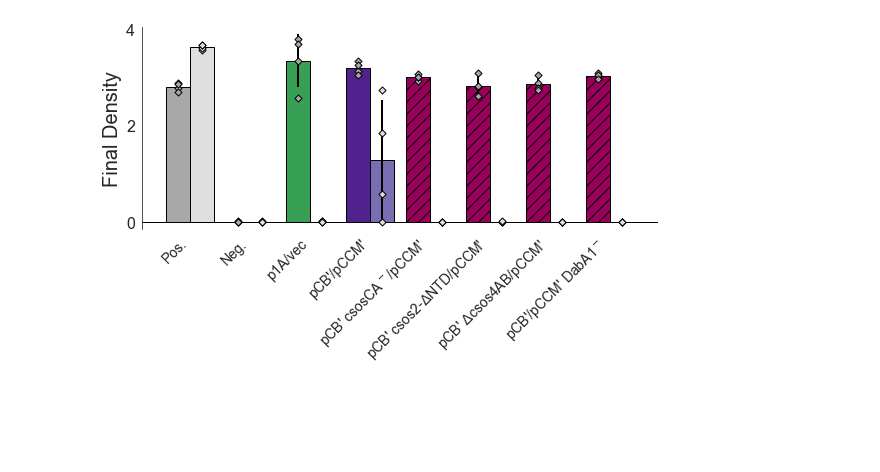
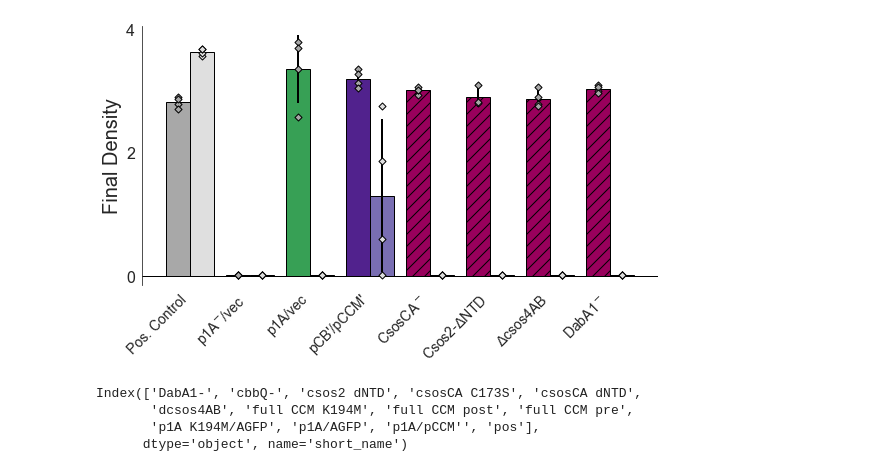
Before and after one commit to flamholz/carboxecoli, a Jupyter notebook: notebooks/Figure S7 CCM mutants endpoint.ipynb, the cells around one changed output. Cells and saved outputs as stored; diff of their text form; code cells hidden in the pictures; blank space fills up the shorter version.

```diff
--- a/notebooks/Figure S7 CCM mutants endpoint.ipynb
+++ b/notebooks/Figure S7 CCM mutants endpoint.ipynb
@@ -16,21 +11,27 @@ reddish = sns.xkcd_rgb['raspberry']
 # %%
 # Load endpoint growth data of mutants from four days of growth
 # Endpoint data (4 days) from matched 3mL cultures in 10% CO2 and ambient.
-matched_od_4day_df = pd.read_csv('data/fig3/090619_CCMB1_mutants_endpointODs_tubes.csv')
+matched_od_4day_df = pd.read_csv('data/mutant_phenotypes/090619_CCMB1_mutants_endpointODs_tubes.csv')
+mask = matched_od_4day_df.use == True
+matched_od_4day_df = matched_od_4day_df[mask].drop('use', axis=1)
+
 mo4d = matched_od_4day_df
-amb_4day_df = mo4d[mo4d.condition == 'amb']
+amb_4day_df = mo4d[mo4d.condition == 'ambient']
 highCO2_4day_df = mo4d[mo4d.condition == '10% CO2']
 
 # Calculate mean values for the 3mL scale experiment.
-mean_4day_10pct = highCO2_4day_df.groupby('strain_name').mean()
-mean_amb_4day_df = amb_4day_df.groupby('strain_name').mean()
+mean_4day_10pct = highCO2_4day_df.groupby('short_name').mean()
+mean_amb_4day_df = amb_4day_df.groupby('short_name').mean()
 
-std_4day_10pct = highCO2_4day_df.groupby('strain_name').std()
-std_4day_amb = amb_4day_df.groupby('strain_name').std()
+std_4day_10pct = highCO2_4day_df.groupby('short_name').std()
+std_4day_amb = amb_4day_df.groupby('short_name').std()
 # %%
 # Endpoint data (~4 days) from matched 3mL cultures in 10% CO2 and ambient.
 # Matched cultures in 10% and ambient CO2.
-matched_12day_od_df = pd.read_csv('data/fig3/020420_CCMB1_mutants_endpoint.csv')
+matched_12day_od_df = pd.read_csv('data/mutant_phenotypes/020420_CCMB1_mutants_endpoint.csv')
+mask = matched_12day_od_df.use == True
+matched_12day_od_df = matched_12day_od_df[mask].drop('use', axis=1)
+
 mo12d = matched_12day_od_df
 highCO2_12day_df = mo12d[mo12d.condition == '10% CO2']
 amb_12day_df = mo12d[mo12d.condition == 'ambient']
@@ -189,9 +189,23 @@ custom_pal = {'10% CO2': greys[3], 'amb': greys[1]}
 
 order = ['CAfree+EGFP/HCAII', 'lsK194M/AGFP', 'ls/AGFP', '13.6 recons',
  '13.6 C173s/Ccm11', '13.6 dS2/Ccm11', '13.6 d4AB/Ccm11', '13.6 Cb11/ dDab1', ]
+
 ticknames = ['Pos.', "Neg.", 'p1A/vec', "pCB'/pCCM'",
  "pCB' csosCA$^-$/pCCM'", "pCB' csos2-$\Delta$NTD/pCCM'", "pCB' $\Delta$csos4AB/pCCM'",
  "pCB'/pCCM' DabA1$^-$", ]
+
+order = ['pos', # pos control
+         'p1A K194M/AGFP', # negatives
+         'p1A/AGFP', # rubisco alone
+         'full CCM post', # full CCM +/- evolution
+         # mutants with well-understood expected phenotypes
+         'csosCA C173S', 'csos2 dNTD', 'dcsos4AB', 'DabA1-']
+ticknames = ['Pos. Control',
+             'p1A$^{-}$/vec',
+             'p1A/vec',
+             "pCB'/pCCM'",
+             "CsosCA$^-$", "Csos2-$\Delta$NTD",
+             "$\Delta$csos4AB", "DabA1$^-$"]
 
 bars_10pct = [
     greys[3], greys[3], # controls - grey
@@ -210,35 +224,43 @@ bars_amb = [
 
 xs = np.arange(len(order))
 
 width = 0.4
 offset = width/2
 bars_10pct = plt.bar(xs-offset, mean_4day_10pct.loc[order].OD.values, color=bars_10pct, width=width, edgecolor='k')
 plt.bar(xs+offset, mean_amb_4day_df.loc[order].OD.values, color=bars_amb, width=width, edgecolor='k')
 
 for bar in bars_10pct[-4:]:
     bar.set_hatch('//')
 
 for i, name in enumerate(order):
-    my_xs = np.ones(4)*i
-    plt.scatter(my_xs-offset, highCO2_4day_df[highCO2_4day_df.strain_name == name].OD.values,
+    highCO2_vals = highCO2_4day_df[highCO2_4day_df.short_name == name].OD.values
+    amb_values = amb_4day_df[amb_4day_df.short_name == name].OD.values
+
+    plt.scatter(np.ones(highCO2_vals.size)*i-offset, highCO2_4day_df[highCO2_4day_df.short_name == name].OD.values,
                 marker='D', s=25, color=greys[3], edgecolors='k', zorder=10)
-    plt.scatter(my_xs+offset, amb_4day_df[amb_4day_df.strain_name == name].OD.values,
+    plt.scatter(np.ones(amb_values.size)*i+offset, amb_4day_df[amb_4day_df.short_name == name].OD.values,
                 marker='D', s=25, color=greys[1], edgecolors='k', zorder=10)
 
-# TODO: prefer 95% CI to std deviation
 plt.errorbar(xs-0.2, mean_4day_10pct.loc[order].OD.values, yerr=std_4day_10pct.loc[order].OD.values, color='k', ls='', elinewidth=2)
 plt.errorbar(xs+0.2, mean_amb_4day_df.loc[order].OD.values, yerr=std_4day_amb.loc[order].OD.values, color='k', ls='', elinewidth=2)
 plt.axhline(0, lw=1, c='k')
 
 plt.xticks(np.arange(len(ticknames)), ticknames, rotation=45, fontsize=14, ha='right')
 plt.yticks(np.arange(0, 4.1, 2.0), fontsize=16)
 plt.xlabel('')
 plt.ylabel('Final Density', fontsize=20)
 plt.ylim(-0.15, 4.05)
 sns.despine(bottom=True)
 plt.tight_layout()
 
 plt.savefig('figS7/mutants_for_presentation.png', dpi=300)
 plt.show()
 # %% [output]
-[figure, old version]
+[figure, new version]
+# %%
+mean_4day_10pct.index
+# %% [output]
+Index(['DabA1-', 'cbbQ-', 'csos2 dNTD', 'csosCA C173S', 'csosCA dNTD',
+       'dcsos4AB', 'full CCM K194M', 'full CCM post', 'full CCM pre',
+       'p1A K194M/AGFP', 'p1A/AGFP', 'p1A/pCCM'', 'pos'],
+      dtype='object', name='short_name')
```
Also changed, not shown: parts of 3 cells of this notebook, 2 other files.
